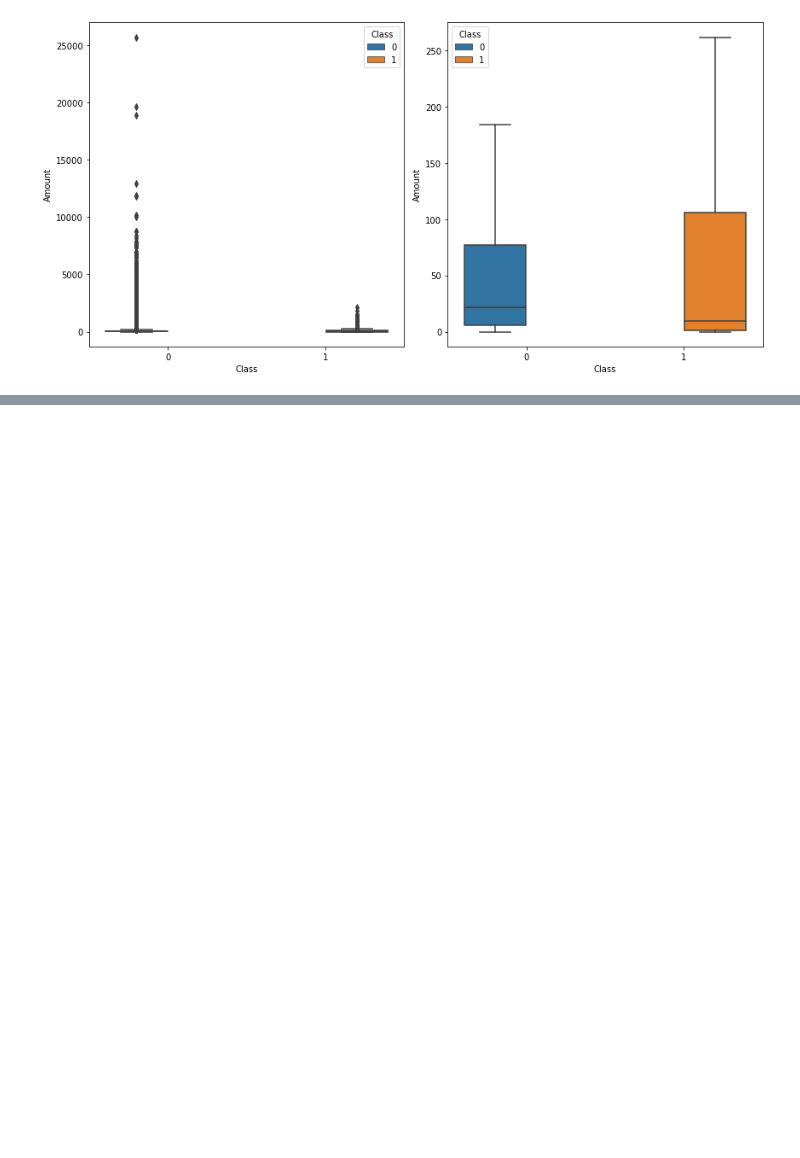
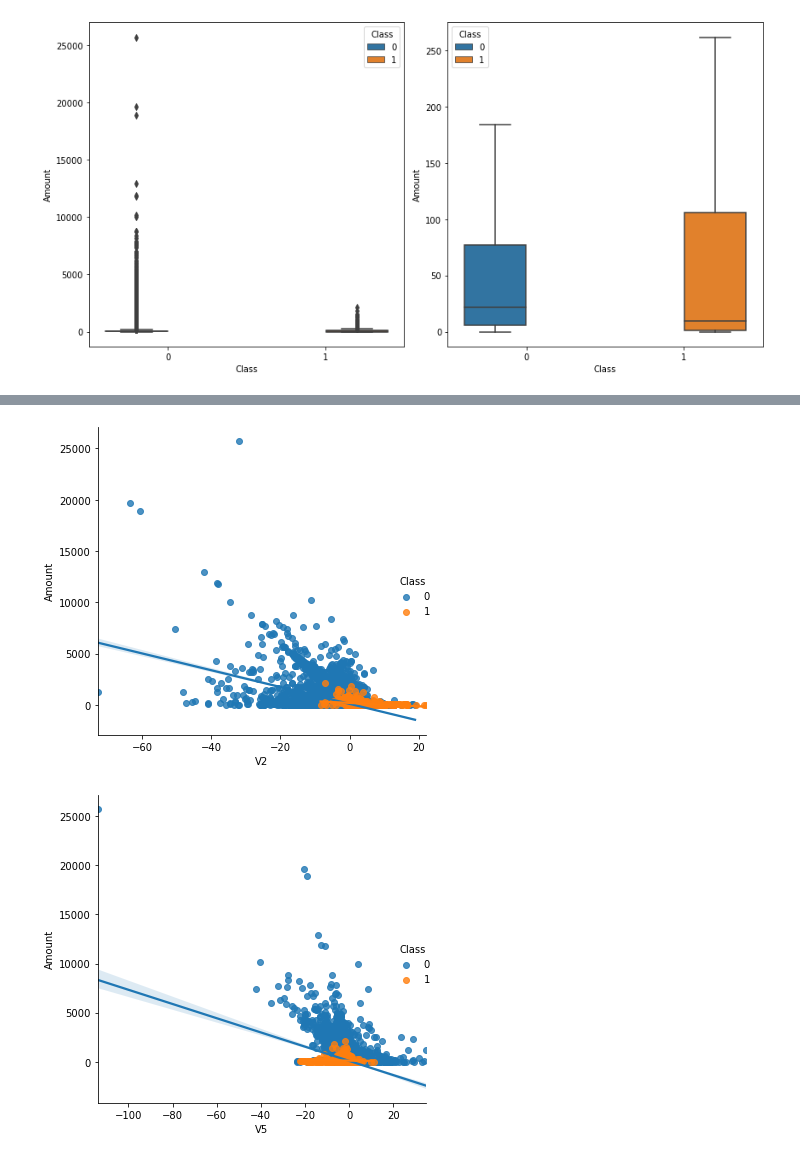
Before and after one commit to sneharth/Data-Science, a Jupyter notebook: Credit Card Fraud Detection/Credit Card Fraud Detection.ipynb, the cells around one changed output, grey strips where cells are left out. Saved outputs shown, nothing was run; the diff lists cells and outputs as text; code cells hidden in the pictures; blank space fills up the shorter version.

```diff
--- a/Credit Card Fraud Detection/Credit Card Fraud Detection.ipynb
+++ b/Credit Card Fraud Detection/Credit Card Fraud Detection.ipynb
@@ -171,0 +204,7 @@ plt.show ( )
+# %%
+s = sns.lmplot ( data = data , x = "V2" , y = "Amount" , hue = "Class" )
+s = sns.lmplot ( data = data , x = "V5" , y = "Amount" , hue = "Class" )
+plt.show ( )
+# %% [output]
+[figure, added]
+[figure, added]
```
Also changed, not shown: parts of 5 cells of this notebook.
